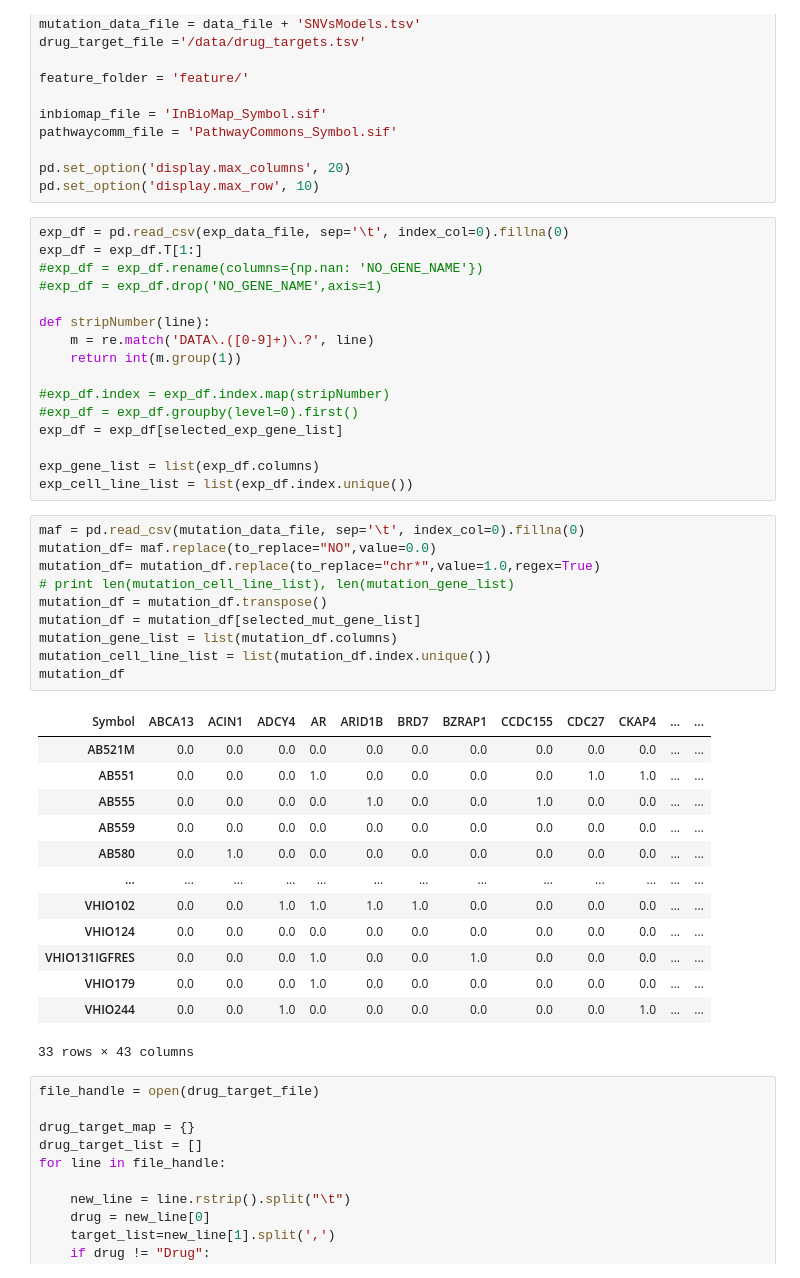
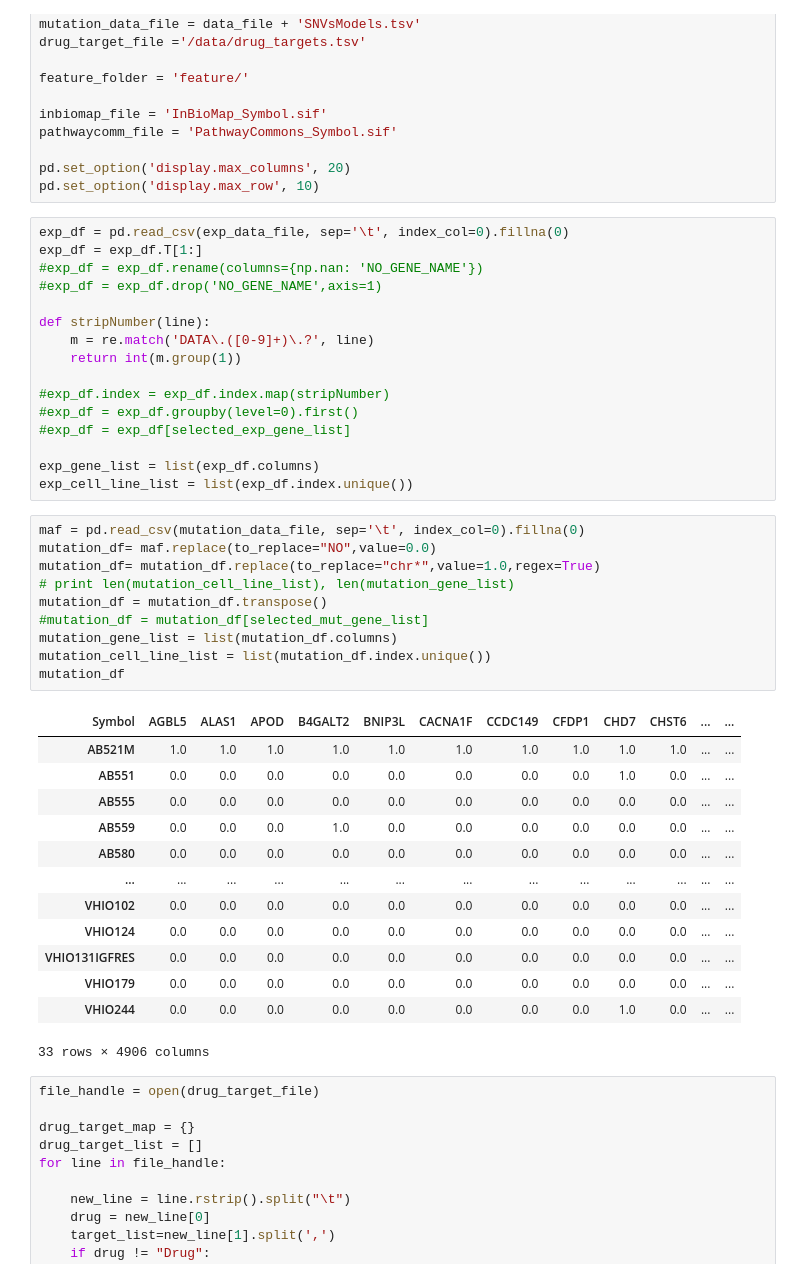
Before and after one commit to JDACS4C-IMPROVE/TCRP_data, a Jupyter notebook: code/process_PDTC.ipynb, the cells around one changed output. Drawn from its saved outputs; the diff is of its cells as text.

```diff
--- a/code/process_PDTC.ipynb
+++ b/code/process_PDTC.ipynb
@@ -106,34 +106,34 @@ def stripNumber(line):
 
 #exp_df.index = exp_df.index.map(stripNumber)
 #exp_df = exp_df.groupby(level=0).first()
-exp_df = exp_df[selected_exp_gene_list]
+#exp_df = exp_df[selected_exp_gene_list]
 
 exp_gene_list = list(exp_df.columns)
 exp_cell_line_list = list(exp_df.index.unique())
 # %%
 maf = pd.read_csv(mutation_data_file, sep='\t', index_col=0).fillna(0)
 mutation_df= maf.replace(to_replace="NO",value=0.0)
 mutation_df= mutation_df.replace(to_replace="chr*",value=1.0,regex=True)
 # print len(mutation_cell_line_list), len(mutation_gene_list)
 mutation_df = mutation_df.transpose()
-mutation_df = mutation_df[selected_mut_gene_list]
+#mutation_df = mutation_df[selected_mut_gene_list]
 mutation_gene_list = list(mutation_df.columns)
 mutation_cell_line_list = list(mutation_df.index.unique())
 mutation_df
 # %% [output]
-| Symbol | ABCA13 | ACIN1 | ADCY4 | AR | ARID1B | BRD7 | BZRAP1 | CCDC155 | CDC27 | CKAP4 | ... | ... |
-| AB521M | 0.0 | 0.0 | 0.0 | 0.0 | 0.0 | 0.0 | 0.0 | 0.0 | 0.0 | 0.0 | ... | ... |
-| AB551 | 0.0 | 0.0 | 0.0 | 1.0 | 0.0 | 0.0 | 0.0 | 0.0 | 1.0 | 1.0 | ... | ... |
-| AB555 | 0.0 | 0.0 | 0.0 | 0.0 | 1.0 | 0.0 | 0.0 | 1.0 | 0.0 | 0.0 | ... | ... |
-| AB559 | 0.0 | 0.0 | 0.0 | 0.0 | 0.0 | 0.0 | 0.0 | 0.0 | 0.0 | 0.0 | ... | ... |
-| AB580 | 0.0 | 1.0 | 0.0 | 0.0 | 0.0 | 0.0 | 0.0 | 0.0 | 0.0 | 0.0 | ... | ... |
+| Symbol | AGBL5 | ALAS1 | APOD | B4GALT2 | BNIP3L | CACNA1F | CCDC149 | CFDP1 | CHD7 | CHST6 | ... | ... |
+| AB521M | 1.0 | 1.0 | 1.0 | 1.0 | 1.0 | 1.0 | 1.0 | 1.0 | 1.0 | 1.0 | ... | ... |
+| AB551 | 0.0 | 0.0 | 0.0 | 0.0 | 0.0 | 0.0 | 0.0 | 0.0 | 1.0 | 0.0 | ... | ... |
+| AB555 | 0.0 | 0.0 | 0.0 | 0.0 | 0.0 | 0.0 | 0.0 | 0.0 | 0.0 | 0.0 | ... | ... |
+| AB559 | 0.0 | 0.0 | 0.0 | 1.0 | 0.0 | 0.0 | 0.0 | 0.0 | 0.0 | 0.0 | ... | ... |
+| AB580 | 0.0 | 0.0 | 0.0 | 0.0 | 0.0 | 0.0 | 0.0 | 0.0 | 0.0 | 0.0 | ... | ... |
 | ... | ... | ... | ... | ... | ... | ... | ... | ... | ... | ... | ... | ... |
-| VHIO102 | 0.0 | 0.0 | 1.0 | 1.0 | 1.0 | 1.0 | 0.0 | 0.0 | 0.0 | 0.0 | ... | ... |
+| VHIO102 | 0.0 | 0.0 | 0.0 | 0.0 | 0.0 | 0.0 | 0.0 | 0.0 | 0.0 | 0.0 | ... | ... |
 | VHIO124 | 0.0 | 0.0 | 0.0 | 0.0 | 0.0 | 0.0 | 0.0 | 0.0 | 0.0 | 0.0 | ... | ... |
-| VHIO131IGFRES | 0.0 | 0.0 | 0.0 | 1.0 | 0.0 | 0.0 | 1.0 | 0.0 | 0.0 | 0.0 | ... | ... |
-| VHIO179 | 0.0 | 0.0 | 0.0 | 1.0 | 0.0 | 0.0 | 0.0 | 0.0 | 0.0 | 0.0 | ... | ... |
-| VHIO244 | 0.0 | 0.0 | 1.0 | 0.0 | 0.0 | 0.0 | 0.0 | 0.0 | 0.0 | 1.0 | ... | ... |
+| VHIO131IGFRES | 0.0 | 0.0 | 0.0 | 0.0 | 0.0 | 0.0 | 0.0 | 0.0 | 0.0 | 0.0 | ... | ... |
+| VHIO179 | 0.0 | 0.0 | 0.0 | 0.0 | 0.0 | 0.0 | 0.0 | 0.0 | 0.0 | 0.0 | ... | ... |
+| VHIO244 | 0.0 | 0.0 | 0.0 | 0.0 | 0.0 | 0.0 | 0.0 | 0.0 | 1.0 | 0.0 | ... | ... |
-33 rows × 43 columns
+33 rows × 4906 columns
 # %%
 file_handle = open(drug_target_file)
 
```
Also changed, not shown: parts of 8 cells of this notebook, 3 other files.
